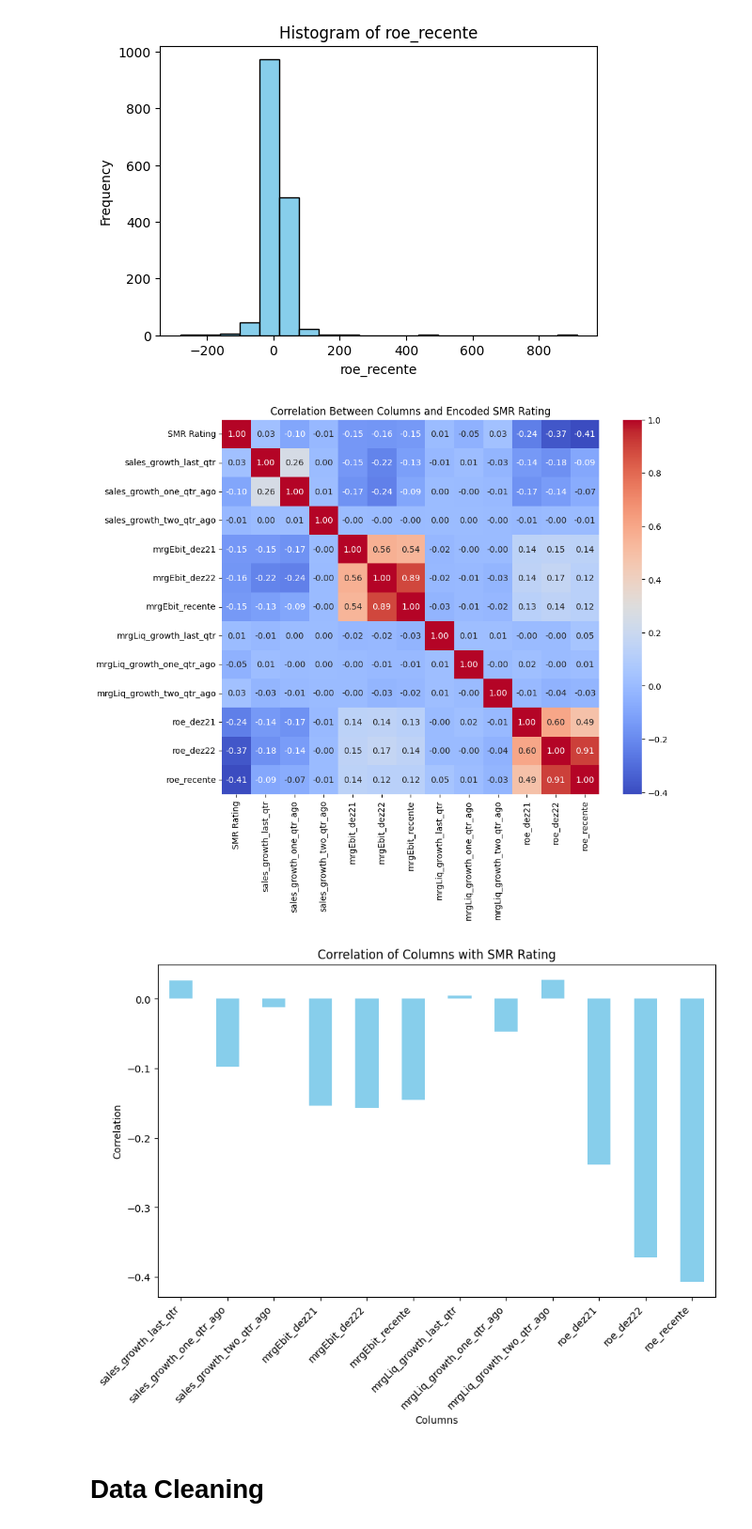
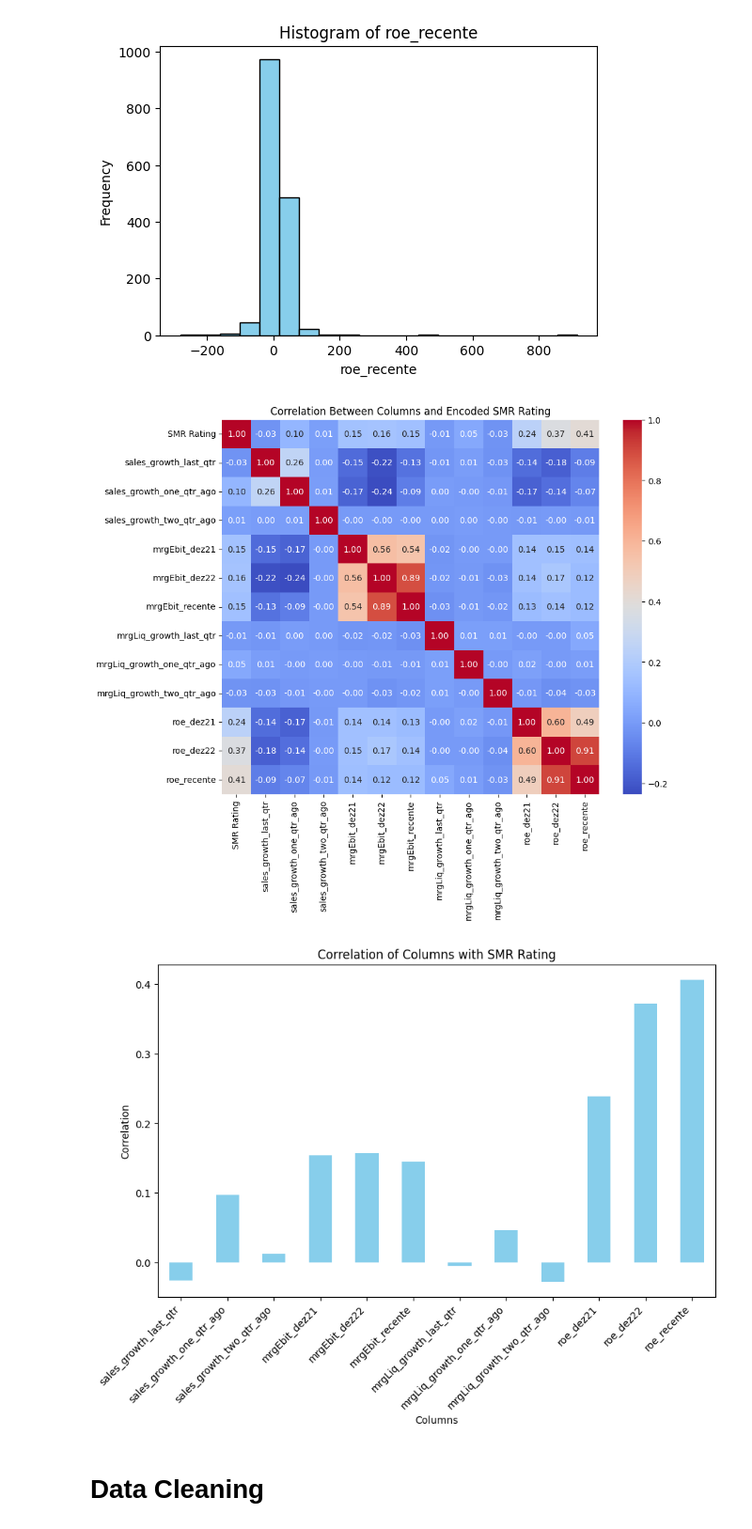
Before and after one commit to MatheusFranco99/KaggleCompetitions, a Jupyter notebook: stock/Matheus/main.ipynb, the cells around one changed output. Shown at 94% size. Cells and saved outputs as stored; diff of their text form; code cells hidden in the pictures.

```diff
--- a/stock/Matheus/main.ipynb
+++ b/stock/Matheus/main.ipynb
@@ -81,36 +81,60 @@ for column in numerical_columns:
 # %%
 df = get_original_df()
 
 import seaborn as sns
 # Import LabelEncoder from scikit-learn
 from sklearn.preprocessing import LabelEncoder
 
-label_encoder = LabelEncoder()
-df['SMR Rating'] = label_encoder.fit_transform(df['SMR Rating'])
+# label_encoder = LabelEncoder()
+# df['SMR Rating'] = label_encoder.fit_transform(df['SMR Rating'])
+
+
+def y_transformer(x):
+    # return y_transformer2(x)
+    if x == "A":
+        return 4
+    elif x == "B":
+        return 3
+    elif x == "C":
+        return 2
+    elif x == "D":
+        return 1
+    elif x == "E":
+        return 0
+    else:
+        raise ValueError(x)
+
+def y_transformer2(x):
+    if x == "B":
+        return 1
+    else:
+        return 0
+
+df['SMR Rating'] = df['SMR Rating'].apply(lambda x: y_transformer(x))
 
 # Compute correlation matrix
 correlation_matrix = df.corr()
 
 # Plot correlation matrix as a heatmap
 plt.figure(figsize=(10, 8))
 sns.heatmap(correlation_matrix, annot=True, cmap='coolwarm', fmt=".2f")
 plt.title('Correlation Between Columns and Encoded SMR Rating')
 plt.show()
 
 # Calculate correlations between each column and 'SMR Rating Encoded'
 correlations_with_rating = correlation_matrix['SMR Rating']
 
 # Plot a bar chart
 plt.figure(figsize=(10, 6))
 correlations_with_rating.drop('SMR Rating').plot(kind='bar', color='skyblue')
 plt.title('Correlation of Columns with SMR Rating')
 plt.xlabel('Columns')
 plt.ylabel('Correlation')
 plt.xticks(rotation=45, ha='right')
 plt.show()
 # %% [output]
-[figure, old version]
+[figure, new version]
-[figure, old version]
+[figure, new version]
 # %% [markdown]
 # Data Cleaning
 # %%
```
Also changed, not shown: parts of 1 cell of this notebook.
